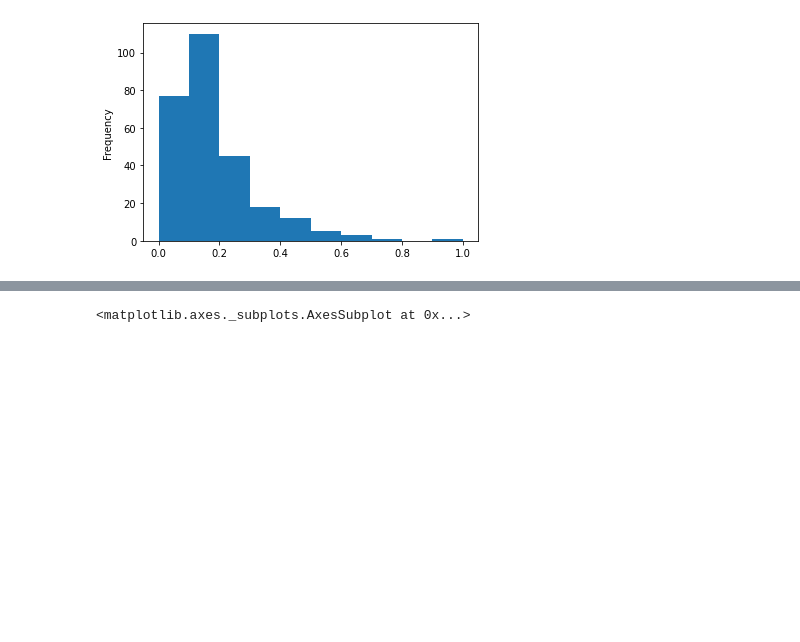
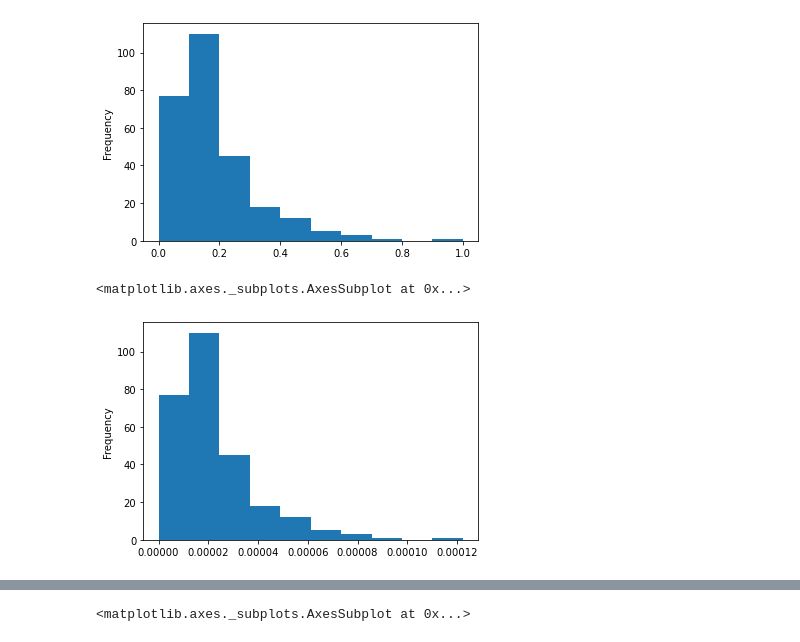
Before and after one commit to bwbelljr/delhi_spatial_index, a Jupyter notebook: Services Index for Wards.ipynb, the cells around one changed output, grey strips where cells are left out. Cells and saved outputs as stored; diff of their text form; code cells hidden in the pictures; blank space fills up the shorter version.

```diff
--- a/Services Index for Wards.ipynb
+++ b/Services Index for Wards.ipynb
@@ -244,3 +278,8 @@ ward_idx['health_idx'].plot(kind='hist')
 # %% [output]
 <matplotlib.axes._subplots.AxesSubplot at 0x...>
 [figure]
+# %%
+ward_idx['health_pcen'].plot(kind='hist')
+# %% [output]
+<matplotlib.axes._subplots.AxesSubplot at 0x...>
+[figure, added]
```
Also changed, not shown: parts of 17 cells of this notebook, 1 other file.
